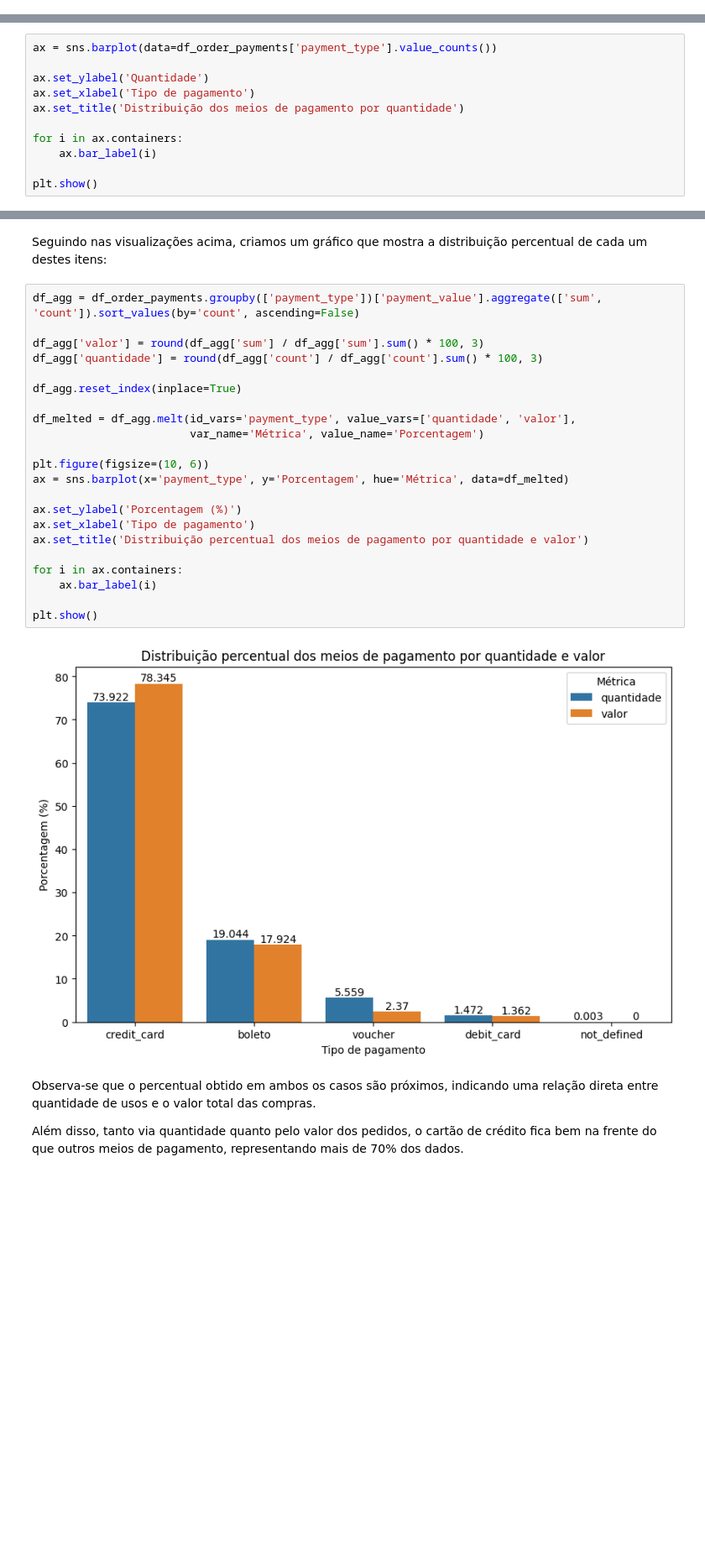
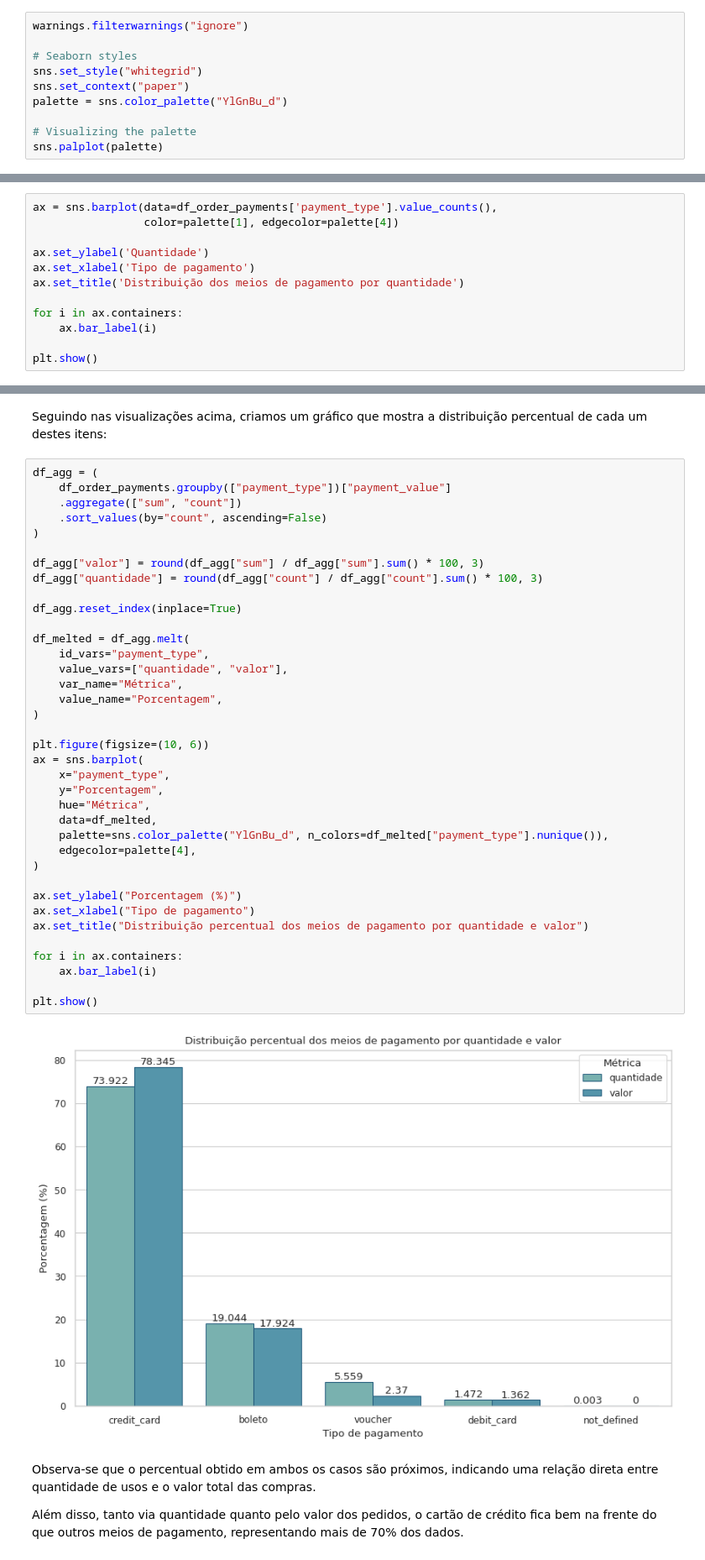
Before and after one commit to 4m0r1m/estatistica-um-projeto, a Jupyter notebook: notebook_storytelling.ipynb, the cells around one changed output, grey strips where cells are left out. Shown at 84% size. Saved outputs shown, nothing was run; the diff lists cells and outputs as text; blank space fills up the shorter version.

```diff
--- a/notebook_storytelling.ipynb
+++ b/notebook_storytelling.ipynb
@@ -10,0 +9,10 @@ warnings.filterwarnings("ignore")
+# %%
+warnings.filterwarnings("ignore")
+
+# Seaborn styles
+sns.set_style("whitegrid")
+sns.set_context("paper")
+palette = sns.color_palette("YlGnBu_d")
+
+# Visualizing the palette
+sns.palplot(palette)
@@ -101,7 +111,8 @@ df_products
 # %% [markdown]
 Meios de pagamento mais de forma geral
 # %%
-ax = sns.barplot(data=df_order_payments['payment_type'].value_counts())
+ax = sns.barplot(data=df_order_payments['payment_type'].value_counts(),
+                 color=palette[1], edgecolor=palette[4])
 
 ax.set_ylabel('Quantidade')
 ax.set_xlabel('Tipo de pagamento')
@@ -129,29 +146,44 @@ plt.show()
 # %% [markdown]
 Seguindo nas visualizações acima, criamos um gráfico que mostra a distribuição percentual de cada um destes itens:
 # %%
-df_agg = df_order_payments.groupby(['payment_type'])['payment_value'].aggregate(['sum', 'count']).sort_values(by='count', ascending=False)
+df_agg = (
+    df_order_payments.groupby(["payment_type"])["payment_value"]
+    .aggregate(["sum", "count"])
+    .sort_values(by="count", ascending=False)
+)
 
-df_agg['valor'] = round(df_agg['sum'] / df_agg['sum'].sum() * 100, 3)
-df_agg['quantidade'] = round(df_agg['count'] / df_agg['count'].sum() * 100, 3)
+df_agg["valor"] = round(df_agg["sum"] / df_agg["sum"].sum() * 100, 3)
+df_agg["quantidade"] = round(df_agg["count"] / df_agg["count"].sum() * 100, 3)
 
 df_agg.reset_index(inplace=True)
 
-df_melted = df_agg.melt(id_vars='payment_type', value_vars=['quantidade', 'valor'],
-                        var_name='Métrica', value_name='Porcentagem')
+df_melted = df_agg.melt(
+    id_vars="payment_type",
+    value_vars=["quantidade", "valor"],
+    var_name="Métrica",
+    value_name="Porcentagem",
+)
 
 plt.figure(figsize=(10, 6))
-ax = sns.barplot(x='payment_type', y='Porcentagem', hue='Métrica', data=df_melted)
+ax = sns.barplot(
+    x="payment_type",
+    y="Porcentagem",
+    hue="Métrica",
+    data=df_melted,
+    palette=sns.color_palette("YlGnBu_d", n_colors=df_melted["payment_type"].nunique()),
+    edgecolor=palette[4],
+)
 
-ax.set_ylabel('Porcentagem (%)')
-ax.set_xlabel('Tipo de pagamento')
-ax.set_title('Distribuição percentual dos meios de pagamento por quantidade e valor')
+ax.set_ylabel("Porcentagem (%)")
+ax.set_xlabel("Tipo de pagamento")
+ax.set_title("Distribuição percentual dos meios de pagamento por quantidade e valor")
 
 for i in ax.containers:
     ax.bar_label(i)
 
 plt.show()
 # %% [output]
-[figure, old version]
+[figure, new version]
 # %% [markdown]
 Observa-se que o percentual obtido em ambos os casos são próximos, indicando uma relação direta entre quantidade de usos e o valor total das compras.
 
```
Also changed, not shown: parts of 17 cells of this notebook.
